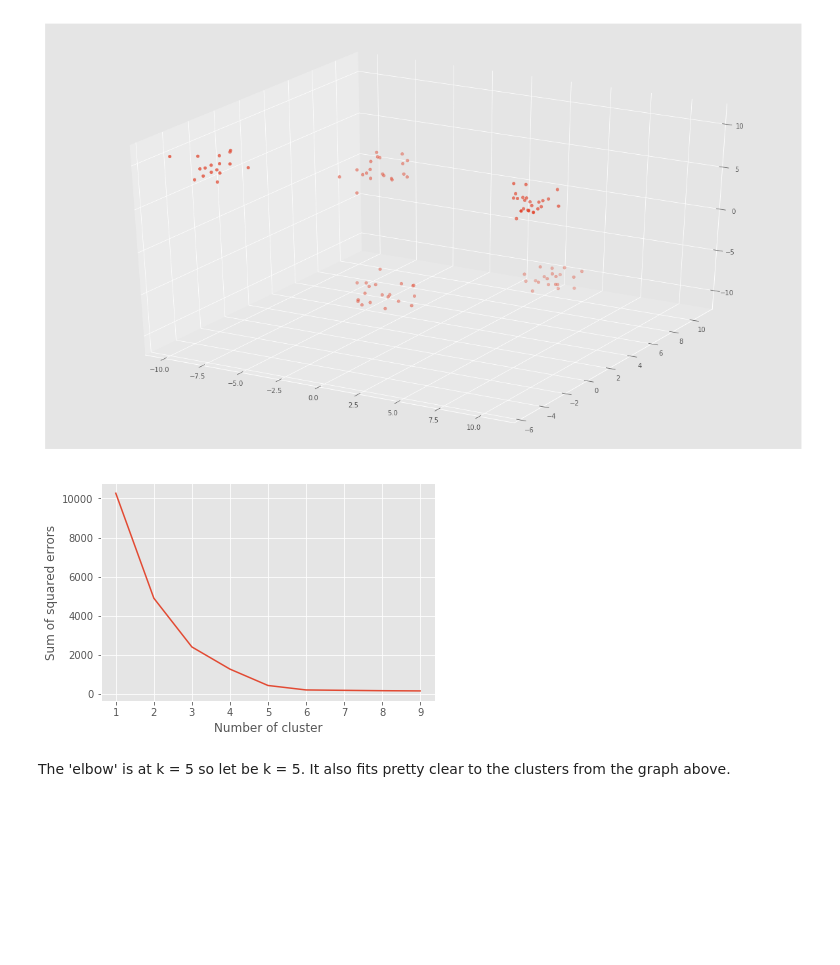
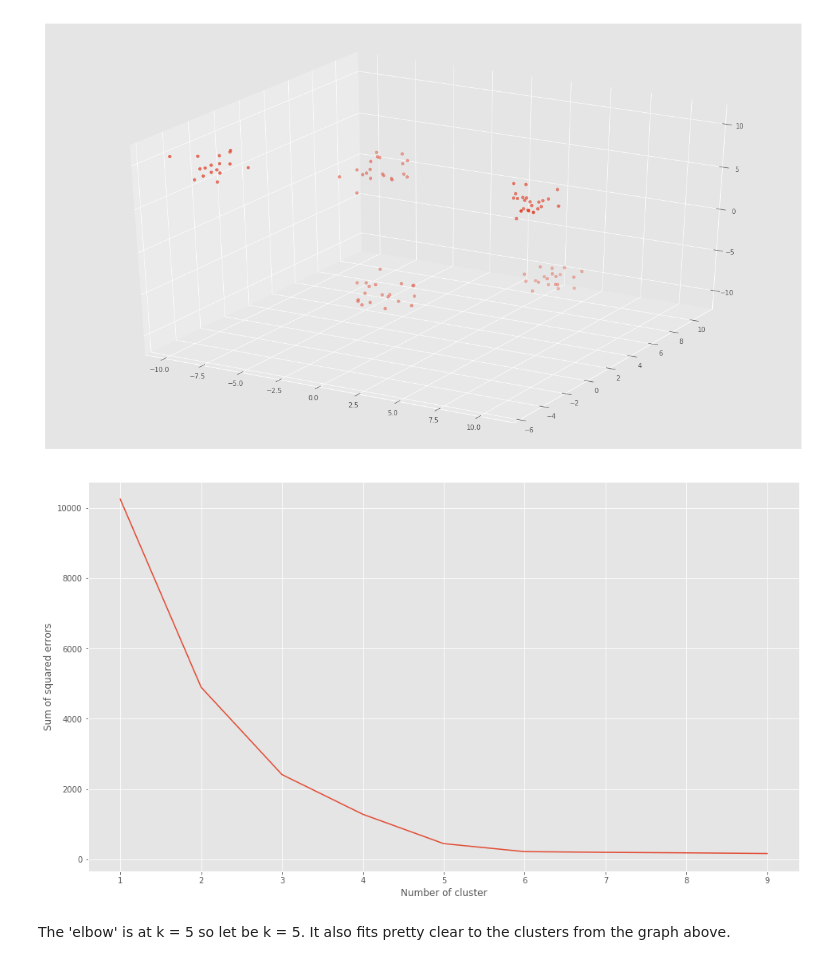
Before and after one commit to AdrianStr/JupyterNotebook, a Jupyter notebook: Clustering.ipynb, the cells around one changed output. Saved outputs shown, nothing was run; the diff lists cells and outputs as text; code cells hidden in the pictures; blank space fills up the shorter version.

```diff
--- a/Clustering.ipynb
+++ b/Clustering.ipynb
@@ -27,16 +27,17 @@ ax.scatter(column1,column2,column3)
 # %%
 # now finding the right k or right amount of groups
 sse = {}
 for k in range(1,10):
     kmeans = KMeans(n_clusters=k, max_iter=1000).fit(X)
     sse[k] = kmeans.inertia_
+plt.rcParams['figure.figsize'] = (16, 9)
 plt.figure()
 plt.plot(list(sse.keys()), list(sse.values()))
 plt.xlabel("Number of cluster")
 plt.ylabel("Sum of squared errors")
 plt.show()
 # %% [output]
-[figure, old version]
+[figure, new version]
 # %% [markdown]
 The 'elbow' is at k = 5 so let be k = 5. It also fits pretty clear to the clusters from the graph above.
 # %%
```
Also changed, not shown: parts of 2 cells of this notebook.
